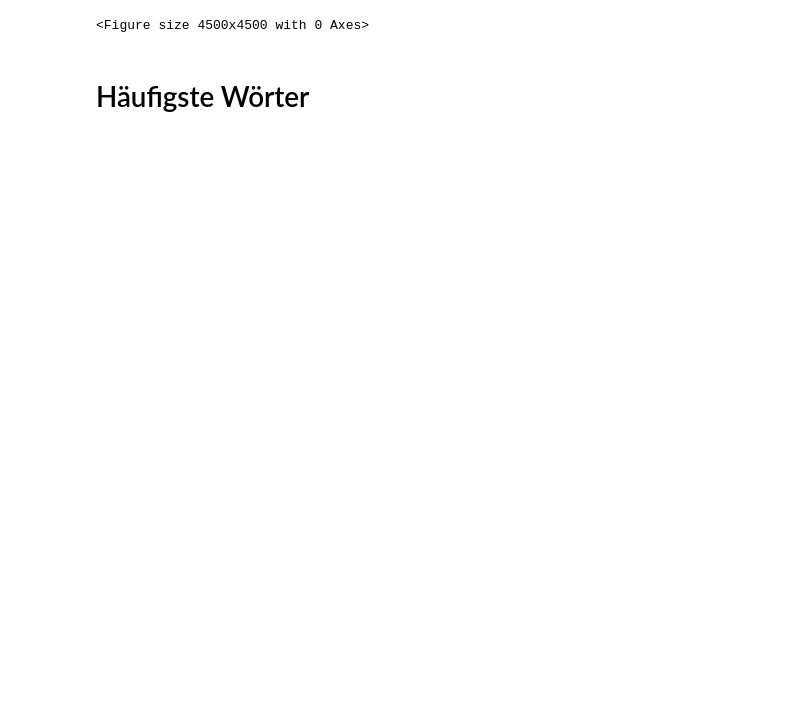
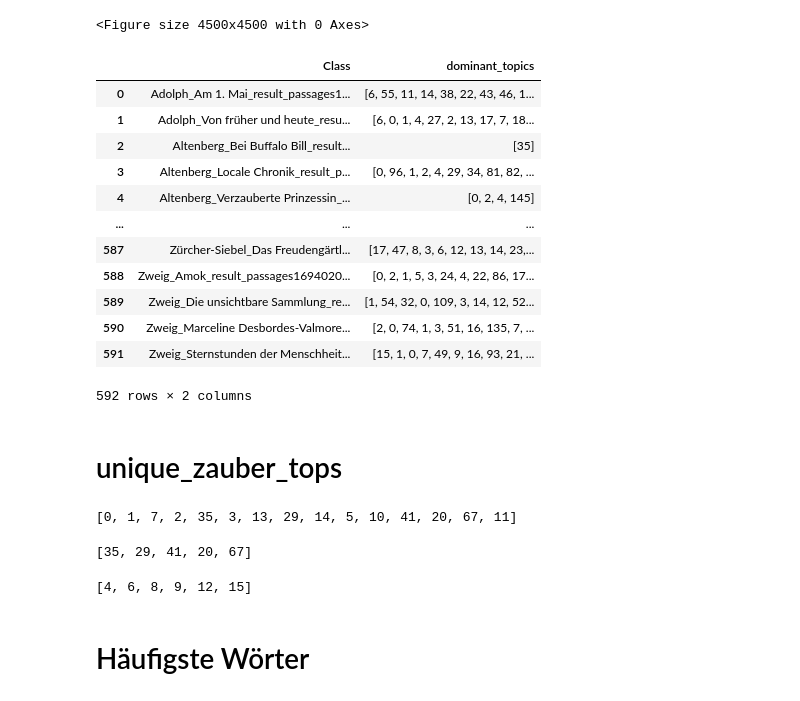
Before and after one commit to bgittel/Zauberberg, a Jupyter notebook: Code/Zauberberg_DH_final.ipynb, the cells around one changed output. Saved outputs shown, nothing was run; the diff lists cells and outputs as text; code cells hidden in the pictures; blank space fills up the shorter version.

```diff
--- a/Code/Zauberberg_DH_final.ipynb
+++ b/Code/Zauberberg_DH_final.ipynb
@@ -1294,0 +1296,37 @@ nx.html
+# %%
+### top10 topics per document
+
+# Sort the DataFrame by 'Class' and 'Relative_Frequency' in descending order
+sorted_df = result.sort_values(by=['Class', 'Relative_Frequency'], ascending=[True, False])
+
+# Define a function to extract the top n topics for each class
+def extract_top_n_topics(group, n=15):
+    return group.head(n)['Topic'].tolist()
+
+# Group by 'Class' and apply the function to extract the top 15 topics
+dominant_topics_df = sorted_df.groupby('Class').apply(extract_top_n_topics).reset_index(name='dominant_topics')
+
+
+# Display the new DataFrame
+dominant_topics_df
+# %% [output]
+|  | Class | dominant_topics |
+| 0 | Adolph_Am 1. Mai_result_passages1... | [6, 55, 11, 14, 38, 22, 43, 46, 1... |
+| 1 | Adolph_Von früher und heute_resu... | [6, 0, 1, 4, 27, 2, 13, 17, 7, 18... |
+| 2 | Altenberg_Bei Buffalo Bill_result... | [35] |
+| 3 | Altenberg_Locale Chronik_result_p... | [0, 96, 1, 2, 4, 29, 34, 81, 82, ... |
+| 4 | Altenberg_Verzauberte Prinzessin_... | [0, 2, 4, 145] |
+| ... | ... | ... |
+| 587 | Zürcher-Siebel_Das Freudengärtl... | [17, 47, 8, 3, 6, 12, 13, 14, 23,... |
+| 588 | Zweig_Amok_result_passages1694020... | [0, 2, 1, 5, 3, 24, 4, 22, 86, 17... |
+| 589 | Zweig_Die unsichtbare Sammlung_re... | [1, 54, 32, 0, 109, 3, 14, 12, 52... |
+| 590 | Zweig_Marceline Desbordes-Valmore... | [2, 0, 74, 1, 3, 51, 16, 135, 7, ... |
+| 591 | Zweig_Sternstunden der Menschheit... | [15, 1, 0, 7, 49, 9, 16, 93, 21, ... |
+592 rows × 2 columns
+# %% [markdown]
+# unique_zauber_tops
+# %%
+zauber_tops = dominant_topics_df.loc[271,"dominant_topics"]
+zauber_tops
+# %% [output]
+[0, 1, 7, 2, 35, 3, 13, 29, 14, 5, 10, 41, 20, 67, 11]
@@ -1295,3 +1336,16 @@ nx.html
+# %%
+zauber_tops
+
+unique_zauber_tops = [top for top in zauber_tops if top not in top15]
+unique_zauber_tops
+# %% [output]
+[35, 29, 41, 20, 67]
+# %%
+# was nicht in den to15 ist beim zauber
+not_zauber_tops = [top for top in top15 if top not in zauber_tops]
+not_zauber_tops
+# %% [output]
+[4, 6, 8, 9, 12, 15]
 # %% [markdown]
 # Häufigste Wörter
 # %%
```
Also changed, not shown: parts of 14 cells of this notebook.
